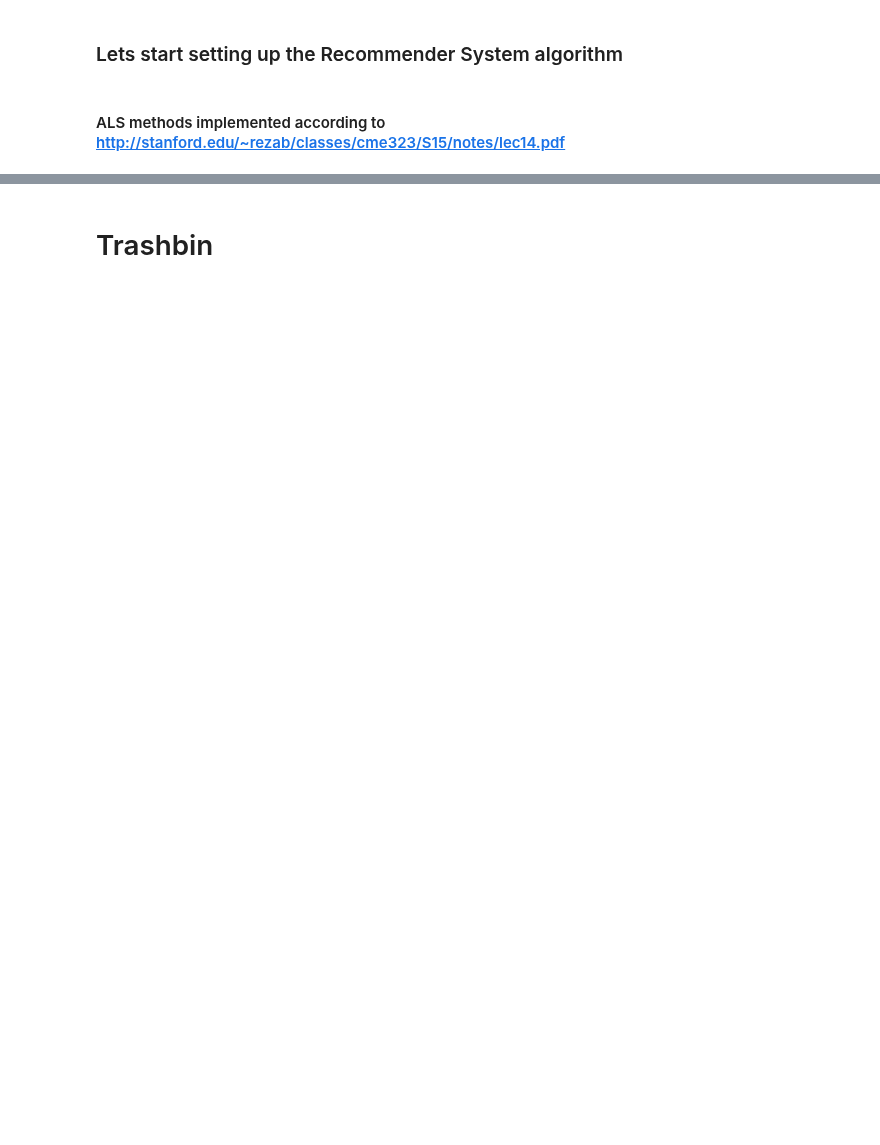
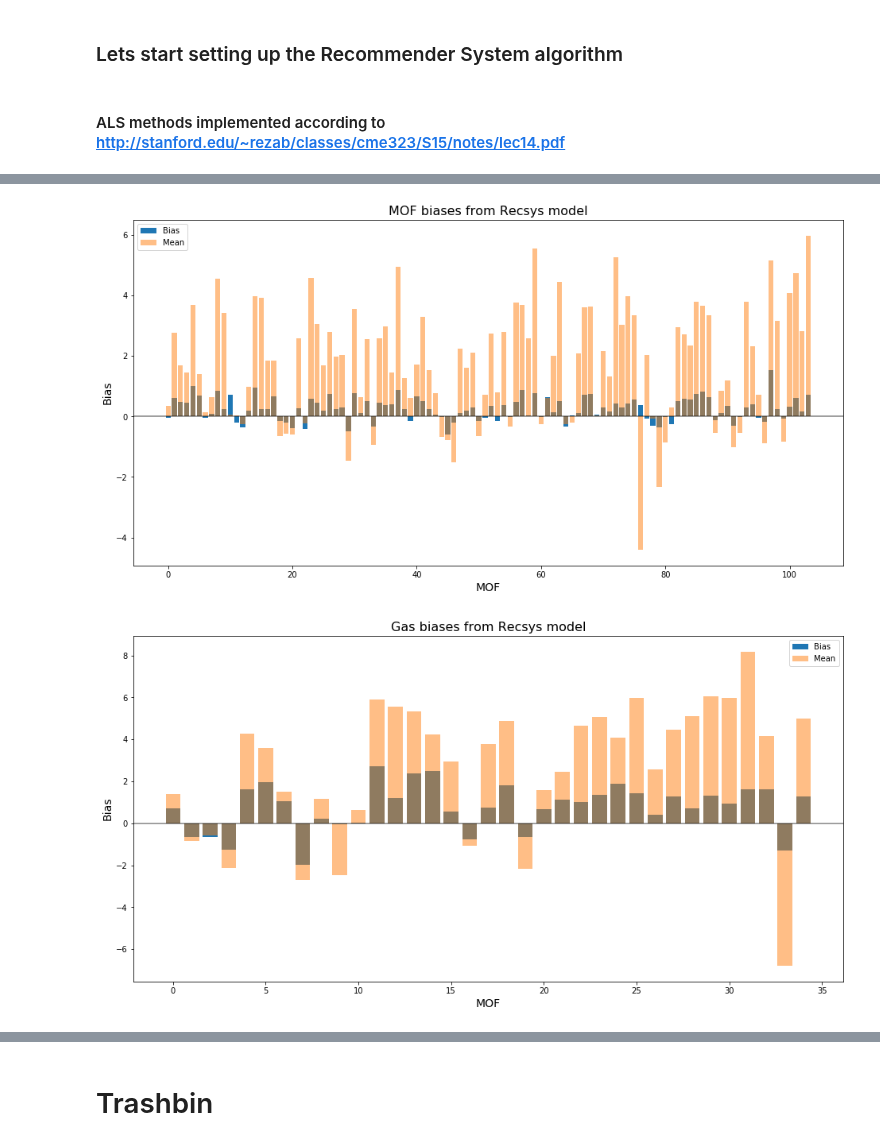
Before and after one commit to SimonEnsemble/material_recommendation_system, a Jupyter notebook: RecommendationSystem.ipynb, the cells around one changed output, grey strips where cells are left out. Cells and saved outputs as stored; diff of their text form; code cells hidden in the pictures; blank space fills up the shorter version.

```diff
--- a/RecommendationSystem.ipynb
+++ b/RecommendationSystem.ipynb
@@ -407,3 +377,23 @@ parity_plot(log_henry_df, mof_mean_parity_pred, 'MOF-Centric Model')
+# %%
+def plot_biases(bias, means, title):
+    fig, ax = plt.subplots(figsize=(16,8))
+
+    N = len(bias[0,:])
+    ax.bar(np.arange(N), bias[0,:], label='Bias')
+    ax.bar(np.arange(N), means, alpha=0.5, label='Mean')
+    xlim = ax.get_xlim()
+    ax.plot(xlim, [0,0], c='k', lw=1.5, alpha=0.5)
+    ax.set_xlim(xlim)
+    ax.set_xlabel('MOF', fontsize=14)
+    ax.set_ylabel('Bias', fontsize=14)
+    ax.set_title(title, fontsize=16)
+    plt.legend()
+    plt.show()
+plot_biases(Mbias, np.nanmean(log_henry_df.values, axis=1), 'MOF biases from Recsys model')
+plot_biases(Gbias, np.nanmean(log_henry_df.values, axis=0), 'Gas biases from Recsys model')
+# %% [output]
+[figure, added]
+[figure, added]
 # %%
 fig, ax = plt.subplots(figsize=(10,8))
 mask = ~np.isnan(log_henry_df.values.flatten())
```
Also changed, not shown: parts of 30 cells of this notebook.
